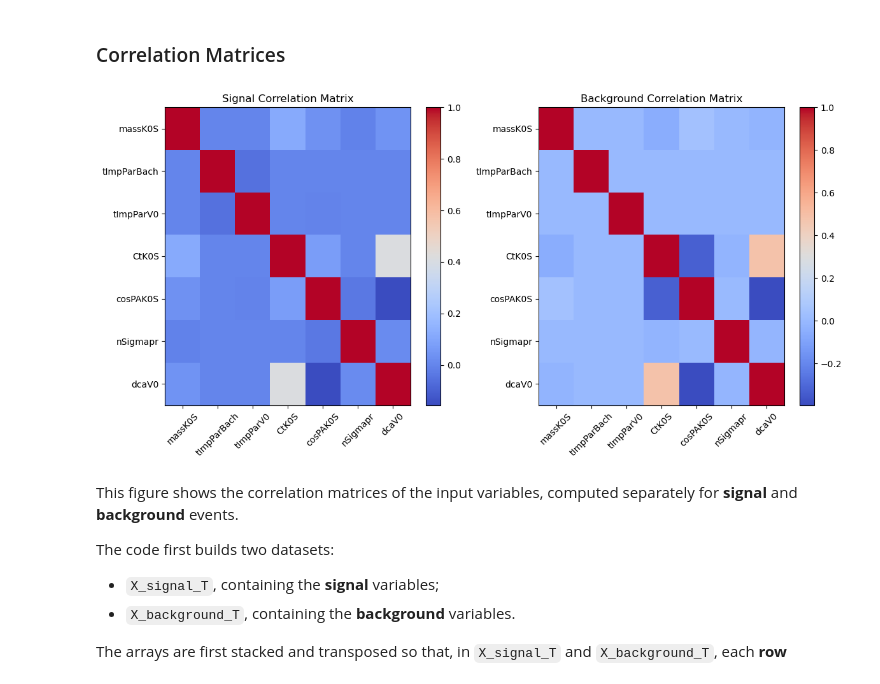
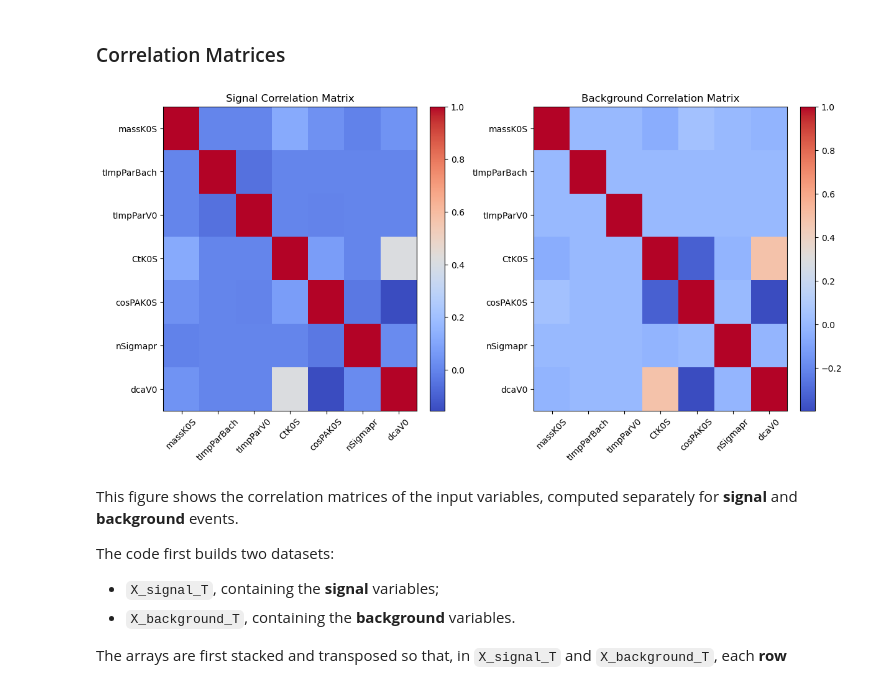
Before and after one commit to giopedro92/advanced-programming-project, a Jupyter notebook: NN.ipynb, the cells around one changed output. Drawn from its saved outputs; the diff is of its cells as text; code cells hidden in the pictures.

Commit message:
Minor fixes to the notebook: new .svg outputs for some images & other things

```diff
--- a/NN.ipynb
+++ b/NN.ipynb
@@ -307,40 +303,45 @@ variable_names = ['massK0S',
 
 
 # Plot of the correlation matrix
-plt.figure(figsize=(12, 6))
+plt.figure(figsize=(12, 6),
+           layout="constrained")
 
 plt.subplot(1, 2, 1)
 plt.imshow(signal_corr_matrix,
            cmap='coolwarm',
            aspect='auto')
 plt.title('Signal Correlation Matrix')
 plt.xticks(ticks=np.arange(len(variable_names)),
            labels=variable_names,
            rotation=45)
 plt.yticks(ticks=np.arange(len(variable_names)),
            labels=variable_names)
 plt.colorbar()
 
 plt.subplot(1, 2, 2)
 plt.imshow(background_corr_matrix,
            cmap='coolwarm',
            aspect='auto')
 plt.title('Background Correlation Matrix')
 plt.xticks(ticks=np.arange(len(variable_names)),
            labels=variable_names,
            rotation=45)
 plt.yticks(ticks=np.arange(len(variable_names)),
            labels=variable_names)
 plt.colorbar()
 
 
+# plt.tight_layout()
 # Saves figure in the file
 plt.savefig(os.path.join(output_folder,
                          "correlation_matrixes.pdf"))
-plt.tight_layout()
+plt.savefig(os.path.join(output_folder,
+                         "correlation_matrixes.svg"))
+plt.savefig(os.path.join(output_folder,
+                         "correlation_matrixes.png"))
 plt.show()
 # %% [output]
-[figure, old version]
+[figure, new version]
 # %% [markdown]
 This figure shows the correlation matrices of the input variables, computed separately for **signal** and **background** events.
 
```
Also changed, not shown: parts of 28 cells of this notebook.
